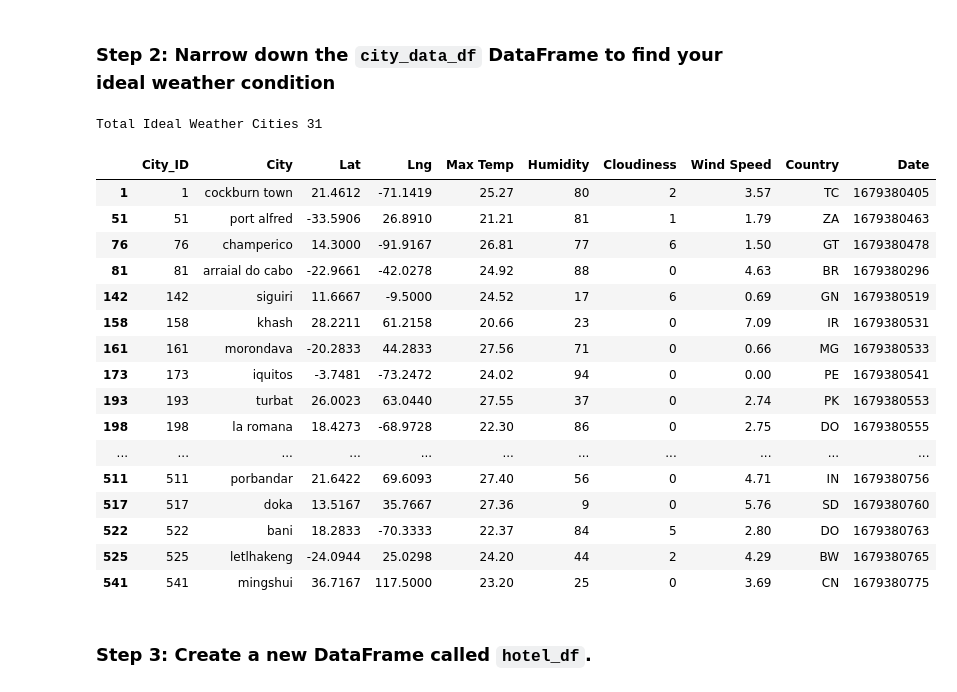
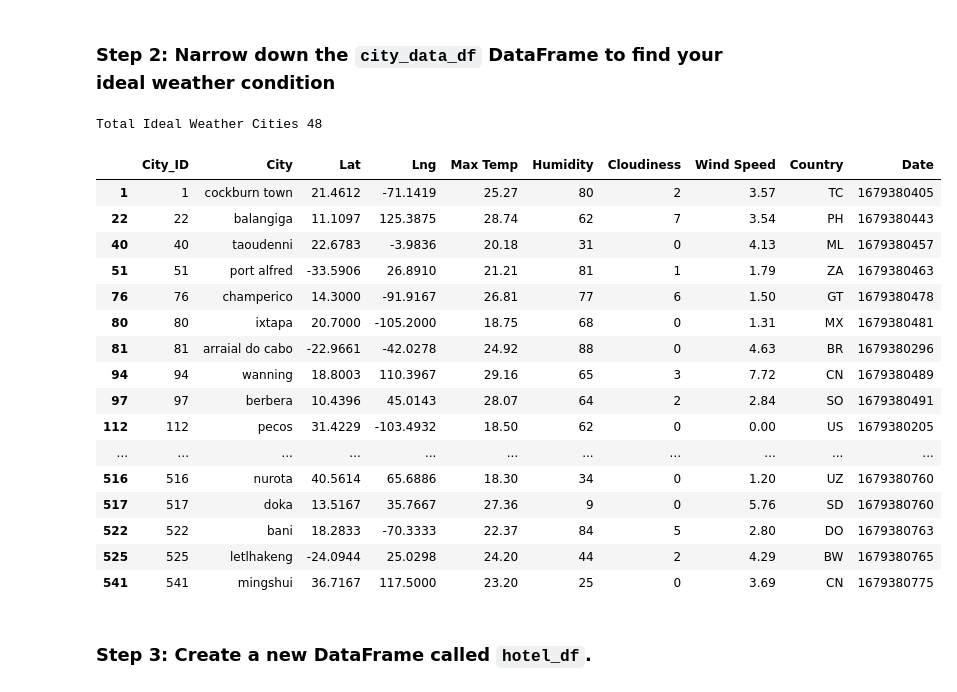
Before and after one commit to gusibis/python-api-challenge, a Jupyter notebook: WeatherPy/VacationPy.ipynb, the cells around one changed output. Drawn from its saved outputs; the diff is of its cells as text; code cells hidden in the pictures.

```diff
--- a/WeatherPy/VacationPy.ipynb
+++ b/WeatherPy/VacationPy.ipynb
@@ -96,33 +81,33 @@ To interact with the Folium MAP go to output_data/map.html
 # %%
 # Narrow down cities that fit criteria and drop any results with null values
 #Units are metric, so teperature is in celcius, wind speed in kilometers
 # Cloud amount is reported in oktas or eighths with the additional convention that:
 # 0 oktas represents the complete absence of cloud
 # 1 okta represents a cloud amount of 1 eighth or less, but not zero
 # 7 oktas represents a cloud amount of 7 eighths or more, but not full cloud cover
 # 8 oktas represents full cloud cover with no breaks
 # 9 oktas represents sky obscured by fog or other meteorological phenomena
-ideal_weather_df = city_data_df.loc[(city_data_df["Max Temp"] < 27.78) & (city_data_df["Max Temp"] > 20.56) & (city_data_df["Wind Speed"] < 10) & (city_data_df["Cloudiness"] < 8)]
+ideal_weather_df = city_data_df.loc[(city_data_df["Max Temp"] < 30.01) & (city_data_df["Max Temp"] > 18.00) & (city_data_df["Wind Speed"] < 10) & (city_data_df["Cloudiness"] < 8)]
 # Drop any rows with null values
 ideal_weather_df = ideal_weather_df.dropna()
 # Display sample data
 print("Total Ideal Weather Cities " + str(len(ideal_weather_df)))
 ideal_weather_df
 # %% [output]
-Total Ideal Weather Cities 31
+Total Ideal Weather Cities 48
 |  | City_ID | City | Lat | Lng | Max Temp | Humidity | Cloudiness | Wind Speed | Country | Date |
 | 1 | 1 | cockburn town | 21.4612 | -71.1419 | 25.27 | 80 | 2 | 3.57 | TC | 1679380405 |
+| 22 | 22 | balangiga | 11.1097 | 125.3875 | 28.74 | 62 | 7 | 3.54 | PH | 1679380443 |
+| 40 | 40 | taoudenni | 22.6783 | -3.9836 | 20.18 | 31 | 0 | 4.13 | ML | 1679380457 |
 | 51 | 51 | port alfred | -33.5906 | 26.8910 | 21.21 | 81 | 1 | 1.79 | ZA | 1679380463 |
 | 76 | 76 | champerico | 14.3000 | -91.9167 | 26.81 | 77 | 6 | 1.50 | GT | 1679380478 |
+| 80 | 80 | ixtapa | 20.7000 | -105.2000 | 18.75 | 68 | 0 | 1.31 | MX | 1679380481 |
 | 81 | 81 | arraial do cabo | -22.9661 | -42.0278 | 24.92 | 88 | 0 | 4.63 | BR | 1679380296 |
-| 142 | 142 | siguiri | 11.6667 | -9.5000 | 24.52 | 17 | 6 | 0.69 | GN | 1679380519 |
-| 158 | 158 | khash | 28.2211 | 61.2158 | 20.66 | 23 | 0 | 7.09 | IR | 1679380531 |
-| 161 | 161 | morondava | -20.2833 | 44.2833 | 27.56 | 71 | 0 | 0.66 | MG | 1679380533 |
-| 173 | 173 | iquitos | -3.7481 | -73.2472 | 24.02 | 94 | 0 | 0.00 | PE | 1679380541 |
-| 193 | 193 | turbat | 26.0023 | 63.0440 | 27.55 | 37 | 0 | 2.74 | PK | 1679380553 |
-| 198 | 198 | la romana | 18.4273 | -68.9728 | 22.30 | 86 | 0 | 2.75 | DO | 1679380555 |
+| 94 | 94 | wanning | 18.8003 | 110.3967 | 29.16 | 65 | 3 | 7.72 | CN | 1679380489 |
+| 97 | 97 | berbera | 10.4396 | 45.0143 | 28.07 | 64 | 2 | 2.84 | SO | 1679380491 |
+| 112 | 112 | pecos | 31.4229 | -103.4932 | 18.50 | 62 | 0 | 0.00 | US | 1679380205 |
 | ... | ... | ... | ... | ... | ... | ... | ... | ... | ... | ... |
-| 511 | 511 | porbandar | 21.6422 | 69.6093 | 27.40 | 56 | 0 | 4.71 | IN | 1679380756 |
+| 516 | 516 | nurota | 40.5614 | 65.6886 | 18.30 | 34 | 0 | 1.20 | UZ | 1679380760 |
 | 517 | 517 | doka | 13.5167 | 35.7667 | 27.36 | 9 | 0 | 5.76 | SD | 1679380760 |
 | 522 | 522 | bani | 18.2833 | -70.3333 | 22.37 | 84 | 5 | 2.80 | DO | 1679380763 |
 | 525 | 525 | letlhakeng | -24.0944 | 25.0298 | 24.20 | 44 | 2 | 4.29 | BW | 1679380765 |
```
Also changed, not shown: parts of 6 cells of this notebook, 4 other files.
